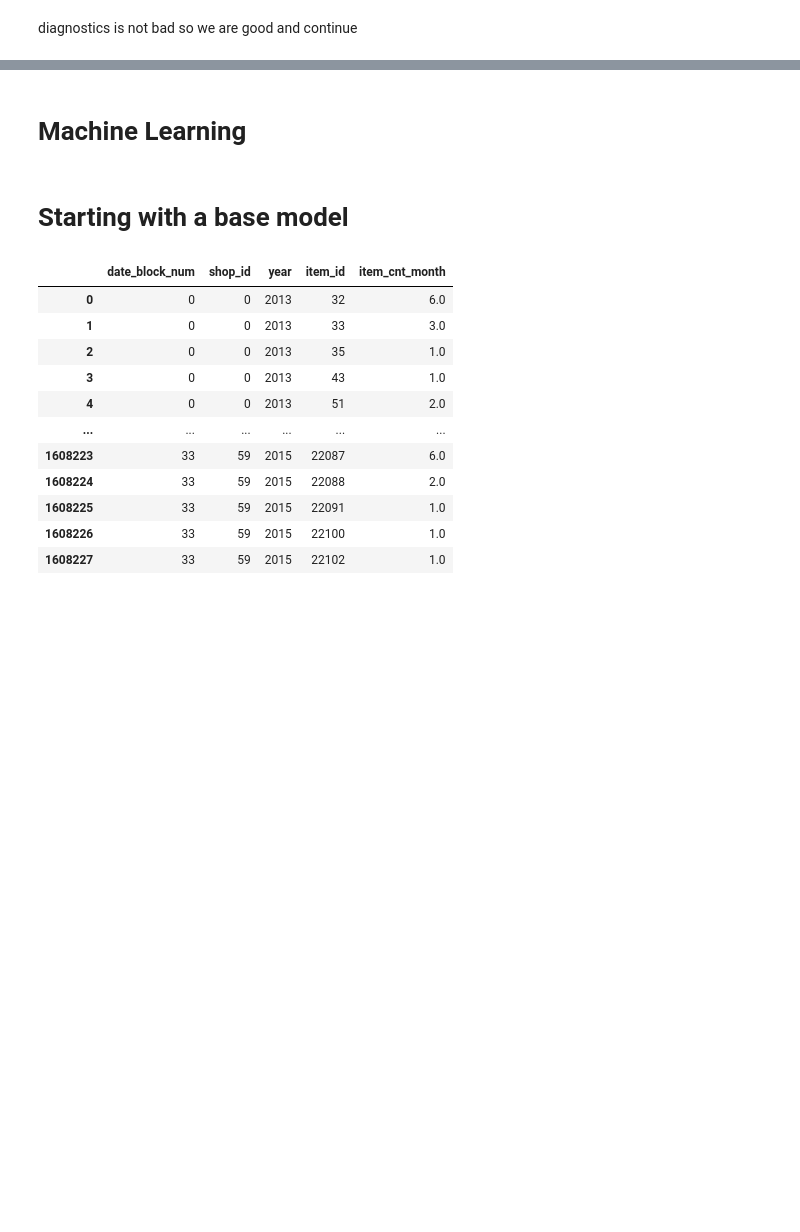
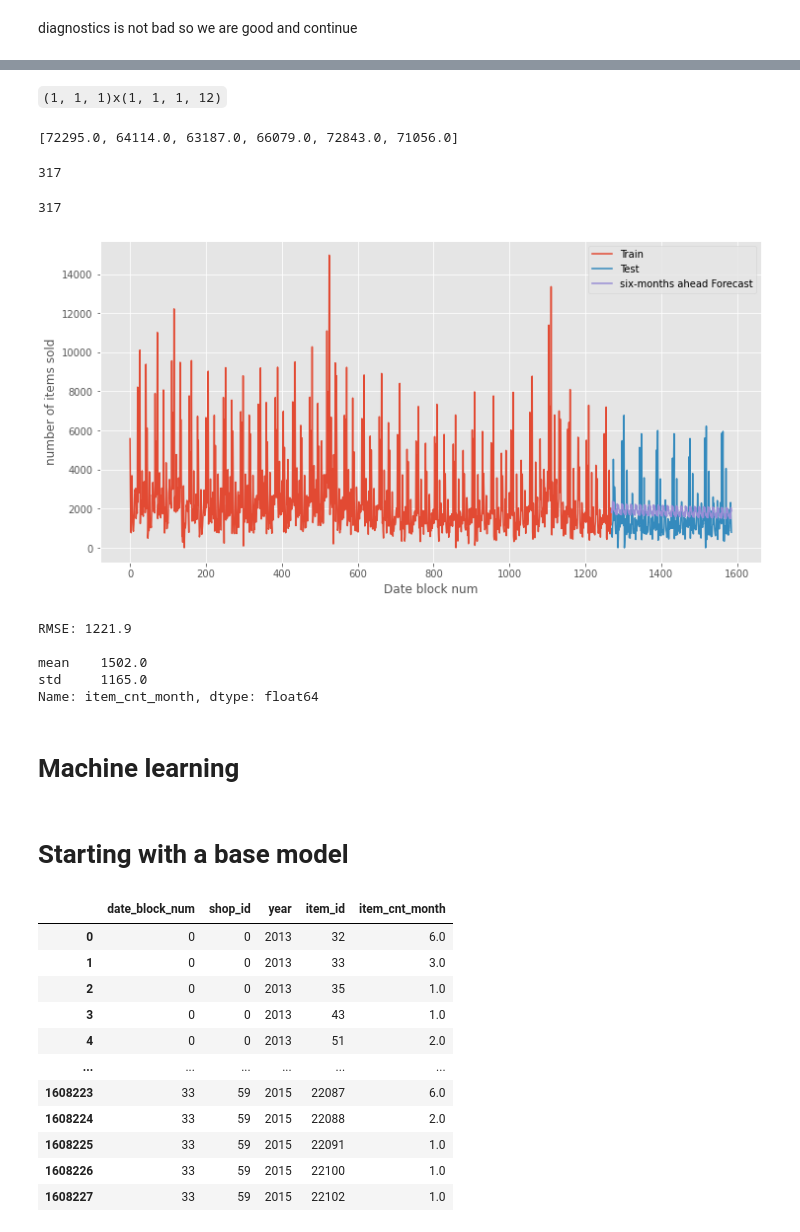
Before and after one commit to mohiiieldin/Predict-Future-Sales-Competition-on-Kaggle-Python-, a Jupyter notebook: Predict_Future_Sales.ipynb, the cells around one changed output, grey strips where cells are left out. Cells and saved outputs as stored; diff of their text form; code cells hidden in the pictures; blank space fills up the shorter version.

```diff
--- a/Predict_Future_Sales.ipynb
+++ b/Predict_Future_Sales.ipynb
@@ -319,0 +411,6 @@ print(ts.describe()[1:3].round())
+# %%
+test_rows = int(len(sales_ts) * 0.2)
+train = sales_ts[ :-test_rows]
+test = sales_ts[- test_rows :]
+print(train)
+print(test)
@@ -320,5 +469,47 @@ print(ts.describe()[1:3].round())
+# %% [markdown]
+`(1, 1, 1)x(1, 1, 1, 12)`
+# %%
+mod = sm.tsa.statespace.SARIMAX(train.item_cnt_month,
+                                            order=(1,1,1),
+                                            seasonal_order=(1,1,1,12)
+                                           )
+results = mod.fit()
+# %%
+test
+# %% [output]
+[72295.0, 64114.0, 63187.0, 66079.0, 72843.0, 71056.0]
+# %%
+yhat = results.predict(len(train)+2, len(sales_ts)+1).tolist() # Predicting based on the stationary data
+yhat = pd.Series(yhat , index = test.index) # converting it from list to a series to get the index
+# %%
+len(yhat)
+# %% [output]
+317
+# %%
+len(test)
+# %% [output]
+317
+# %%
+plt.figure(figsize = (12,6))
+plt.plot(train.item_cnt_month , label='Train')
+plt.plot(test.item_cnt_month , label='Test')
+plt.plot(yhat , label='six-months ahead Forecast')
+plt.xlabel('Date block num')
+plt.ylabel('number of items sold')
+plt.legend()
+plt.show()
+rmse = sqrt(mean_squared_error(test.item_cnt_month,yhat))
+print('RMSE: %.1f' % rmse , "\n")
+print(test.item_cnt_month.describe()[1:3].round())
+# %% [output]
+[figure, added]
+RMSE: 1221.9
+
+mean    1502.0
+std     1165.0
+Name: item_cnt_month, dtype: float64
 # %% [markdown]
-# Machine Learning
+# Machine learning
 # %% [markdown]
 # Starting with a base model
 # %%
```
Also changed, not shown: parts of 18 cells of this notebook.
